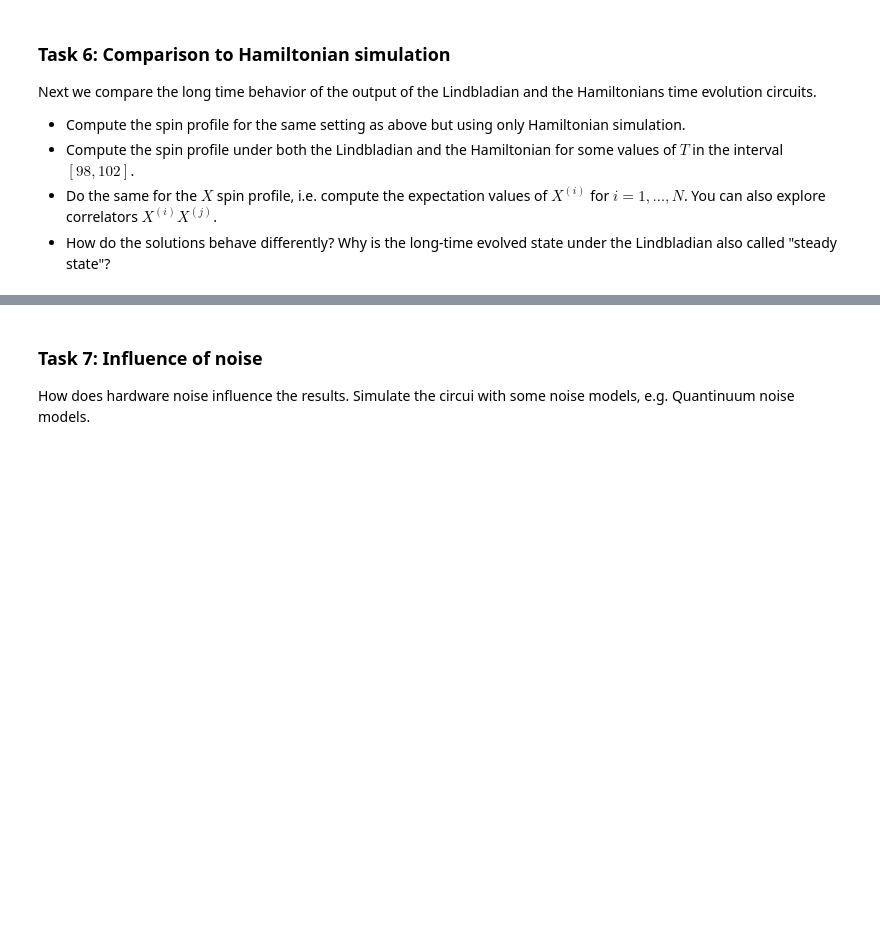
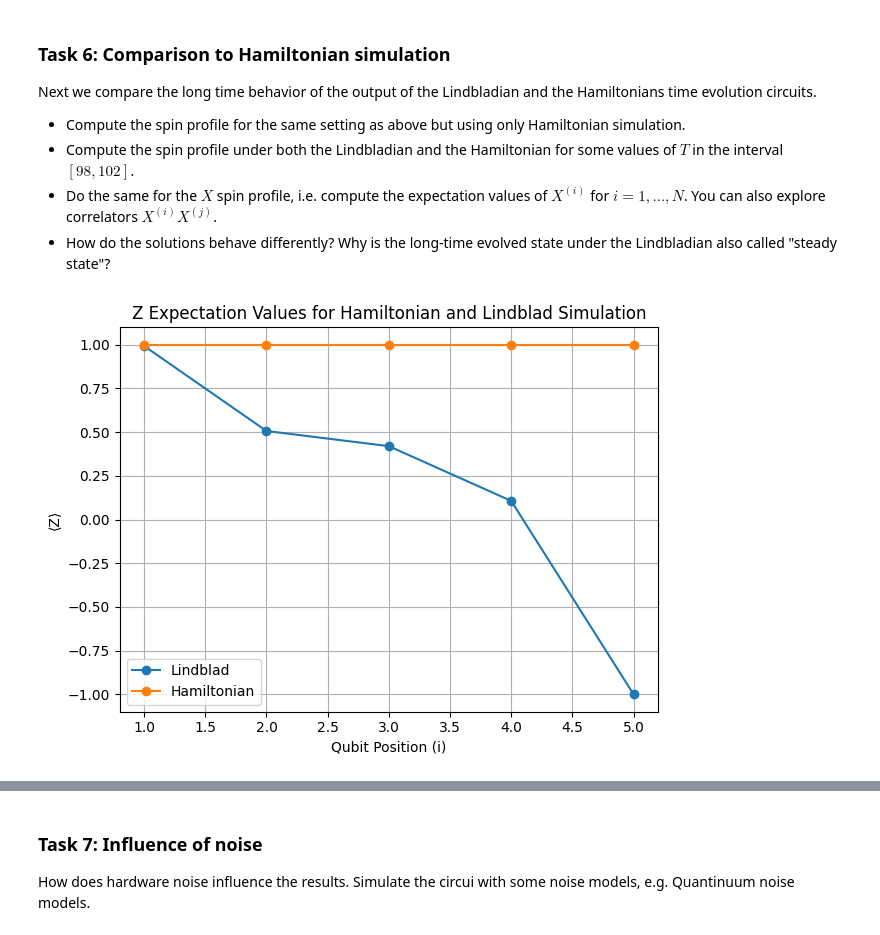
Before and after one commit to Rohan-T144/2025-Quantinuum, a Jupyter notebook: notebooks/lindblad_simulation.ipynb, the cells around one changed output, grey strips where cells are left out. Saved outputs shown, nothing was run; the diff lists cells and outputs as text; code cells hidden in the pictures; blank space fills up the shorter version.

```diff
--- a/notebooks/lindblad_simulation.ipynb
+++ b/notebooks/lindblad_simulation.ipynb
@@ -492,0 +603,28 @@ Next we compare the long time behavior of the output of the Lindbladian and the
+# %%
+lb_circuit = XXZ_lindblad_simulation_circ(
+    n_system_qubits=n_qubits,
+    Delta_ZZ=0.5,
+    epsilon=0.2,
+    t_evolution=100,
+    n_evolution_steps=30,
+)
+hl_circuit = XXZ_hamiltonian_simulation_circ(
+    n_system_qubits=n_qubits,
+    Delta_ZZ=0.5,
+    epsilon=0.2,
+    t_evolution=100,
+    n_evolution_steps=30,
+)
+l_z_expectations = measure_z_expectations(lb_circuit, n_qubits, n_shots=30)
+h_z_expectations = measure_z_expectations(hl_circuit, n_qubits, n_shots=30)
+plt.plot(range(1, n_qubits + 1), l_z_expectations, 'o-', label='Lindblad')
+plt.plot(range(1, n_qubits + 1), h_z_expectations, 'o-', label='Hamiltonian')
+plt.xlabel('Qubit Position (i)')
+plt.ylabel('⟨Z⟩')
+plt.title('Z Expectation Values for Hamiltonian and Lindblad Simulation')
+plt.grid(True)
+plt.legend()
+plt.tight_layout()
+plt.show()
+# %% [output]
+[figure, added]
```
Also changed, not shown: parts of 11 cells of this notebook.
